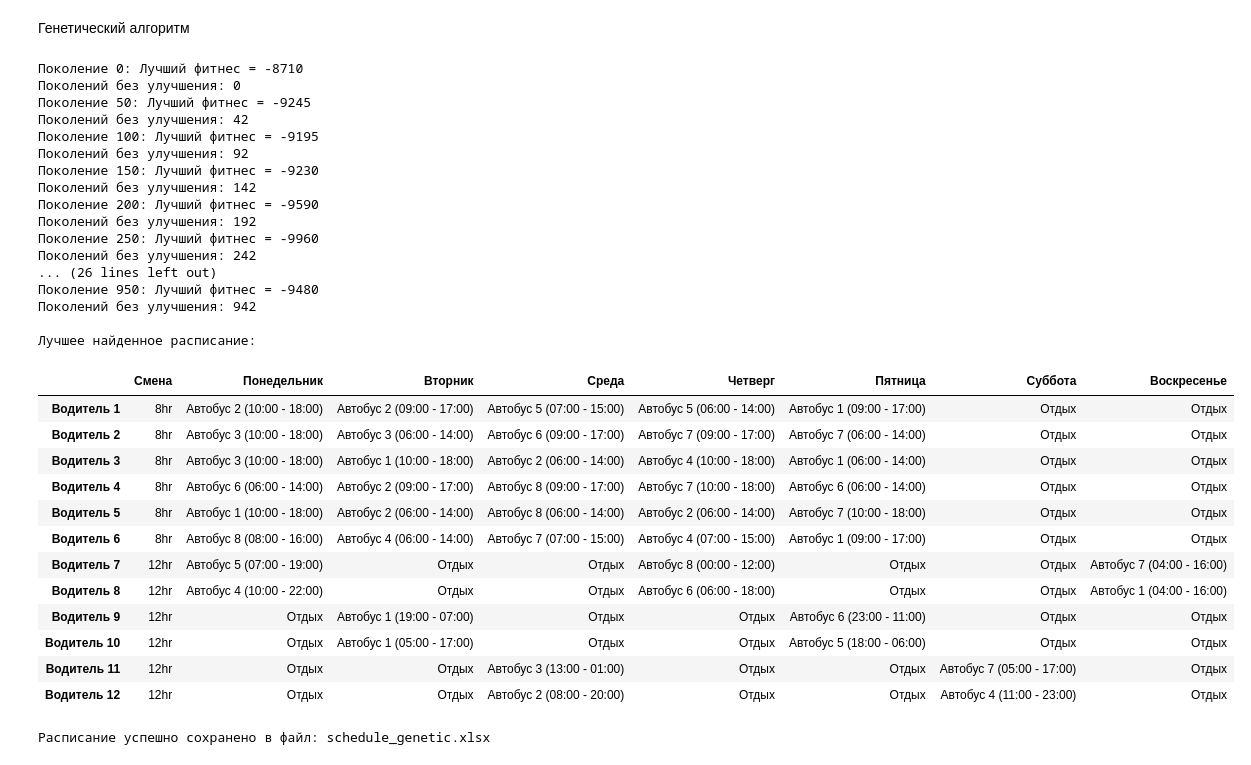
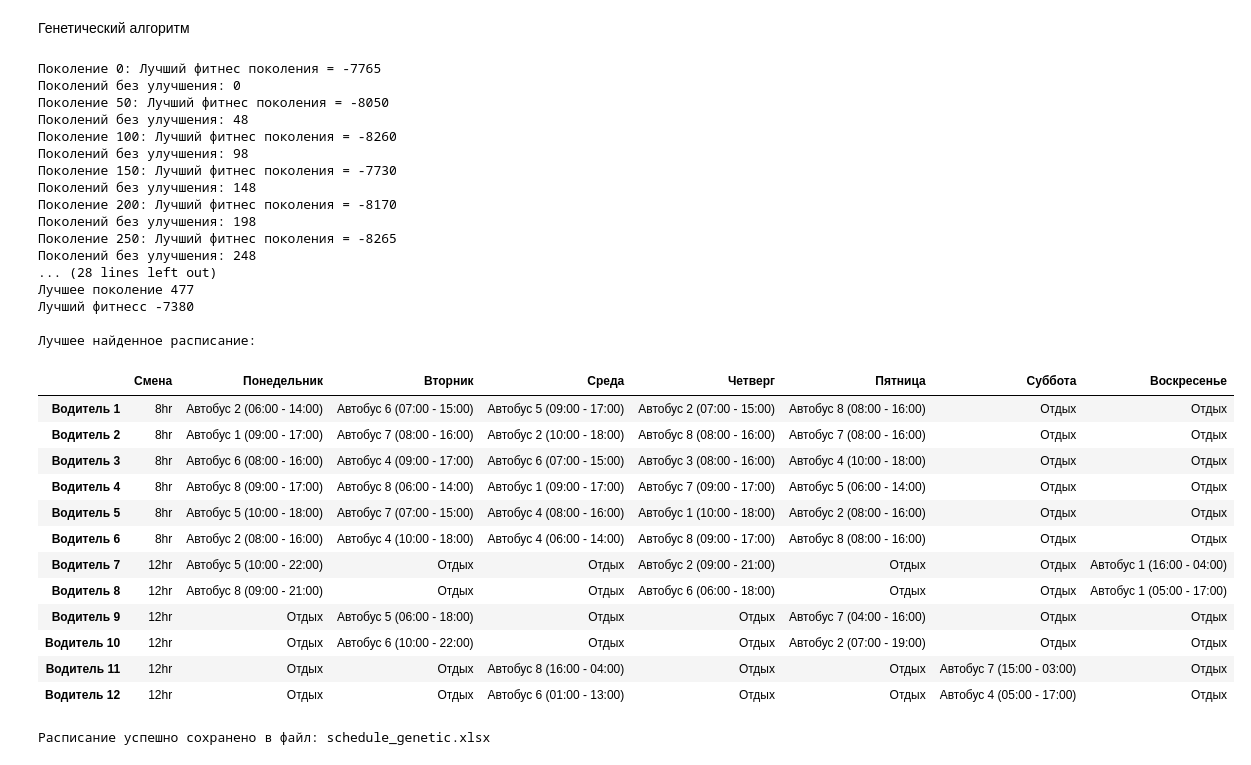
Before and after one commit to Sypoo1/mtuci-DSA-2, a Jupyter notebook: course_work.ipynb, the cells around one changed output. Cells and saved outputs as stored; diff of their text form; code cells hidden in the pictures.

```diff
--- a/course_work.ipynb
+++ b/course_work.ipynb
@@ -723,9 +723,9 @@ TIME_SLOTS = range(24)
 POPULATION_SIZE = 100
 MAX_GENERATIONS = 1000
 MUTATION_RATE = 0.1
-CROSSOVER_RATE = 0.9
+CROSSOVER_RATE = 0.8
 MAX_GENERATIONS_WITHOUT_IMPROVING = 1000
-ELITE_SIZE = POPULATION_SIZE // 5
+ELITE_SIZE = POPULATION_SIZE // 20
 
 
 def is_rest_day(driver_id: int, day_idx: int) -> bool:
@@ -763,7 +763,7 @@ def adaptive_mutation_rate(generations_without_improvement: int) -> float:
         float: Вероятность мутации
     """
     base_rate = 0.1
-    return min(base_rate * (1 + generations_without_improvement / 10), 0.5)
+    return min(base_rate * (1 + generations_without_improvement / 50), 0.5)
 
 
 def two_point_crossover(parent1: list, parent2: list) -> list:
@@ -834,7 +834,7 @@ def fitness(schedule: list) -> float:
         "proper_rest_12hr": 140,
     }
 
-    PEAK_HOURS = {"morning": range(7, 10), "evening": range(17, 20)}
+    PEAK_HOURS = {"morning": range(7, 9), "evening": range(17, 19)}
 
     penalty = 0
     bonus = 0
@@ -997,6 +997,7 @@ def genetic_algorithm() -> list:
     best_solution = None
     best_fitness = float("-inf")
     generations_without_improvement = 0
+    best_generation = -1
 
     for generation in range(MAX_GENERATIONS):
         current_mutation_rate = adaptive_mutation_rate(generations_without_improvement)
@@ -1010,6 +1011,7 @@ def genetic_algorithm() -> list:
             best_solution = current_best
             best_fitness = current_fitness
             generations_without_improvement = 0
+            best_generation = generation
         else:
             generations_without_improvement += 1
 
@@ -1018,12 +1020,12 @@ def genetic_algorithm() -> list:
         while len(next_generation) < POPULATION_SIZE:
             if random.random() < CROSSOVER_RATE:
                 parents = random.sample(
-                    population_with_fitness[: int(POPULATION_SIZE * 0.4)], 2
+                    population_with_fitness[:ELITE_SIZE], 2
                 )
                 child = two_point_crossover(parents[0][0], parents[1][0])
             else:
                 child = random.choice(
-                    population_with_fitness[: int(POPULATION_SIZE * 0.4)]
+                    population_with_fitness
                 )[0]
 
             if random.random() < current_mutation_rate:
@@ -1034,7 +1036,7 @@ def genetic_algorithm() -> list:
         population = next_generation
 
         if generation % 50 == 0:
-            print(f"Поколение {generation}: Лучший фитнес = {current_fitness}")
+            print(f"Поколение {generation}: Лучший фитнес поколения = {current_fitness}")
             print(f"Поколений без улучшения: {generations_without_improvement}")
 
         if generations_without_improvement >= MAX_GENERATIONS_WITHOUT_IMPROVING:
@@ -1042,7 +1044,8 @@ def genetic_algorithm() -> list:
                 f"Досрочная остановка: нет улучшений в течение {MAX_GENERATIONS_WITHOUT_IMPROVING} поколений"
             )
             break
-
+    print(f"Лучшее поколение {best_generation}")
+    print(f"Лучший фитнесс {best_fitness}")
     return best_solution
 
 
@@ -1060,59 +1063,59 @@ def generate_schedule_dataframe(schedule: list) -> pd.DataFrame:
     shifts = ["8hr" if d < NUM_8HR_DRIVERS else "12hr" for d in range(NUM_DRIVERS)]
 
     schedule_df = pd.DataFrame(index=driver_labels, columns=["Смена"] + DAYS_OF_WEEK)
     schedule_df["Смена"] = shifts
 
     for day_idx, daily_schedule in enumerate(schedule):
         for driver_schedule in daily_schedule:
             driver = f"Водитель {driver_schedule['driver'] + 1}"
             if driver_schedule["rest"]:
                 schedule_df.loc[driver, DAYS_OF_WEEK[day_idx]] = "Отдых"
             else:
                 bus = driver_schedule["bus"]
                 start = driver_schedule["start"]
                 end = driver_schedule["end"]
                 schedule_df.loc[driver, DAYS_OF_WEEK[day_idx]] = (
                     f"Автобус {bus + 1} ({start:02d}:00 - {end:02d}:00)"
                 )
 
     return schedule_df.sort_values(by="Смена", ascending=False)
 
 
 best_schedule = genetic_algorithm()
 schedule_df = generate_schedule_dataframe(best_schedule)
 print("\nЛучшее найденное расписание:")
 schedule_df
 # %% [output]
-Поколение 0: Лучший фитнес = -8710
+Поколение 0: Лучший фитнес поколения = -7765
 Поколений без улучшения: 0
-Поколение 50: Лучший фитнес = -9245
-Поколений без улучшения: 42
-Поколение 100: Лучший фитнес = -9195
-Поколений без улучшения: 92
-Поколение 150: Лучший фитнес = -9230
-Поколений без улучшения: 142
-Поколение 200: Лучший фитнес = -9590
-Поколений без улучшения: 192
-Поколение 250: Лучший фитнес = -9960
-Поколений без улучшения: 242
-... (26 lines left out)
-Поколение 950: Лучший фитнес = -9480
-Поколений без улучшения: 942
+Поколение 50: Лучший фитнес поколения = -8050
+Поколений без улучшения: 48
+Поколение 100: Лучший фитнес поколения = -8260
+Поколений без улучшения: 98
+Поколение 150: Лучший фитнес поколения = -7730
+Поколений без улучшения: 148
+Поколение 200: Лучший фитнес поколения = -8170
+Поколений без улучшения: 198
+Поколение 250: Лучший фитнес поколения = -8265
+Поколений без улучшения: 248
+... (28 lines left out)
+Лучшее поколение 477
+Лучший фитнесс -7380
 
 Лучшее найденное расписание:
 |  | Смена | Понедельник | Вторник | Среда | Четверг | Пятница | Суббота | Воскресенье |
-| Водитель 1 | 8hr | Автобус 2 (10:00 - 18:00) | Автобус 2 (09:00 - 17:00) | Автобус 5 (07:00 - 15:00) | Автобус 5 (06:00 - 14:00) | Автобус 1 (09:00 - 17:00) | Отдых | Отдых |
-| Водитель 2 | 8hr | Автобус 3 (10:00 - 18:00) | Автобус 3 (06:00 - 14:00) | Автобус 6 (09:00 - 17:00) | Автобус 7 (09:00 - 17:00) | Автобус 7 (06:00 - 14:00) | Отдых | Отдых |
-| Водитель 3 | 8hr | Автобус 3 (10:00 - 18:00) | Автобус 1 (10:00 - 18:00) | Автобус 2 (06:00 - 14:00) | Автобус 4 (10:00 - 18:00) | Автобус 1 (06:00 - 14:00) | Отдых | Отдых |
-| Водитель 4 | 8hr | Автобус 6 (06:00 - 14:00) | Автобус 2 (09:00 - 17:00) | Автобус 8 (09:00 - 17:00) | Автобус 7 (10:00 - 18:00) | Автобус 6 (06:00 - 14:00) | Отдых | Отдых |
-| Водитель 5 | 8hr | Автобус 1 (10:00 - 18:00) | Автобус 2 (06:00 - 14:00) | Автобус 8 (06:00 - 14:00) | Автобус 2 (06:00 - 14:00) | Автобус 7 (10:00 - 18:00) | Отдых | Отдых |
-| Водитель 6 | 8hr | Автобус 8 (08:00 - 16:00) | Автобус 4 (06:00 - 14:00) | Автобус 7 (07:00 - 15:00) | Автобус 4 (07:00 - 15:00) | Автобус 1 (09:00 - 17:00) | Отдых | Отдых |
-| Водитель 7 | 12hr | Автобус 5 (07:00 - 19:00) | Отдых | Отдых | Автобус 8 (00:00 - 12:00) | Отдых | Отдых | Автобус 7 (04:00 - 16:00) |
-| Водитель 8 | 12hr | Автобус 4 (10:00 - 22:00) | Отдых | Отдых | Автобус 6 (06:00 - 18:00) | Отдых | Отдых | Автобус 1 (04:00 - 16:00) |
-| Водитель 9 | 12hr | Отдых | Автобус 1 (19:00 - 07:00) | Отдых | Отдых | Автобус 6 (23:00 - 11:00) | Отдых | Отдых |
-| Водитель 10 | 12hr | Отдых | Автобус 1 (05:00 - 17:00) | Отдых | Отдых | Автобус 5 (18:00 - 06:00) | Отдых | Отдых |
-| Водитель 11 | 12hr | Отдых | Отдых | Автобус 3 (13:00 - 01:00) | Отдых | Отдых | Автобус 7 (05:00 - 17:00) | Отдых |
-| Водитель 12 | 12hr | Отдых | Отдых | Автобус 2 (08:00 - 20:00) | Отдых | Отдых | Автобус 4 (11:00 - 23:00) | Отдых |
+| Водитель 1 | 8hr | Автобус 2 (06:00 - 14:00) | Автобус 6 (07:00 - 15:00) | Автобус 5 (09:00 - 17:00) | Автобус 2 (07:00 - 15:00) | Автобус 8 (08:00 - 16:00) | Отдых | Отдых |
+| Водитель 2 | 8hr | Автобус 1 (09:00 - 17:00) | Автобус 7 (08:00 - 16:00) | Автобус 2 (10:00 - 18:00) | Автобус 8 (08:00 - 16:00) | Автобус 7 (08:00 - 16:00) | Отдых | Отдых |
+| Водитель 3 | 8hr | Автобус 6 (08:00 - 16:00) | Автобус 4 (09:00 - 17:00) | Автобус 6 (07:00 - 15:00) | Автобус 3 (08:00 - 16:00) | Автобус 4 (10:00 - 18:00) | Отдых | Отдых |
+| Водитель 4 | 8hr | Автобус 8 (09:00 - 17:00) | Автобус 8 (06:00 - 14:00) | Автобус 1 (09:00 - 17:00) | Автобус 7 (09:00 - 17:00) | Автобус 5 (06:00 - 14:00) | Отдых | Отдых |
+| Водитель 5 | 8hr | Автобус 5 (10:00 - 18:00) | Автобус 7 (07:00 - 15:00) | Автобус 4 (08:00 - 16:00) | Автобус 1 (10:00 - 18:00) | Автобус 2 (08:00 - 16:00) | Отдых | Отдых |
+| Водитель 6 | 8hr | Автобус 2 (08:00 - 16:00) | Автобус 4 (10:00 - 18:00) | Автобус 4 (06:00 - 14:00) | Автобус 8 (09:00 - 17:00) | Автобус 8 (08:00 - 16:00) | Отдых | Отдых |
+| Водитель 7 | 12hr | Автобус 5 (10:00 - 22:00) | Отдых | Отдых | Автобус 2 (09:00 - 21:00) | Отдых | Отдых | Автобус 1 (16:00 - 04:00) |
+| Водитель 8 | 12hr | Автобус 8 (09:00 - 21:00) | Отдых | Отдых | Автобус 6 (06:00 - 18:00) | Отдых | Отдых | Автобус 1 (05:00 - 17:00) |
+| Водитель 9 | 12hr | Отдых | Автобус 5 (06:00 - 18:00) | Отдых | Отдых | Автобус 7 (04:00 - 16:00) | Отдых | Отдых |
+| Водитель 10 | 12hr | Отдых | Автобус 6 (10:00 - 22:00) | Отдых | Отдых | Автобус 2 (07:00 - 19:00) | Отдых | Отдых |
+| Водитель 11 | 12hr | Отдых | Отдых | Автобус 8 (16:00 - 04:00) | Отдых | Отдых | Автобус 7 (15:00 - 03:00) | Отдых |
+| Водитель 12 | 12hr | Отдых | Отдых | Автобус 6 (01:00 - 13:00) | Отдых | Отдых | Автобус 4 (05:00 - 17:00) | Отдых |
 # %%
 def save_schedule_to_excel(
     schedule_df: pd.DataFrame, filename: str = "schedule_genetic.xlsx"
```
Also changed, not shown: 3 other files.
